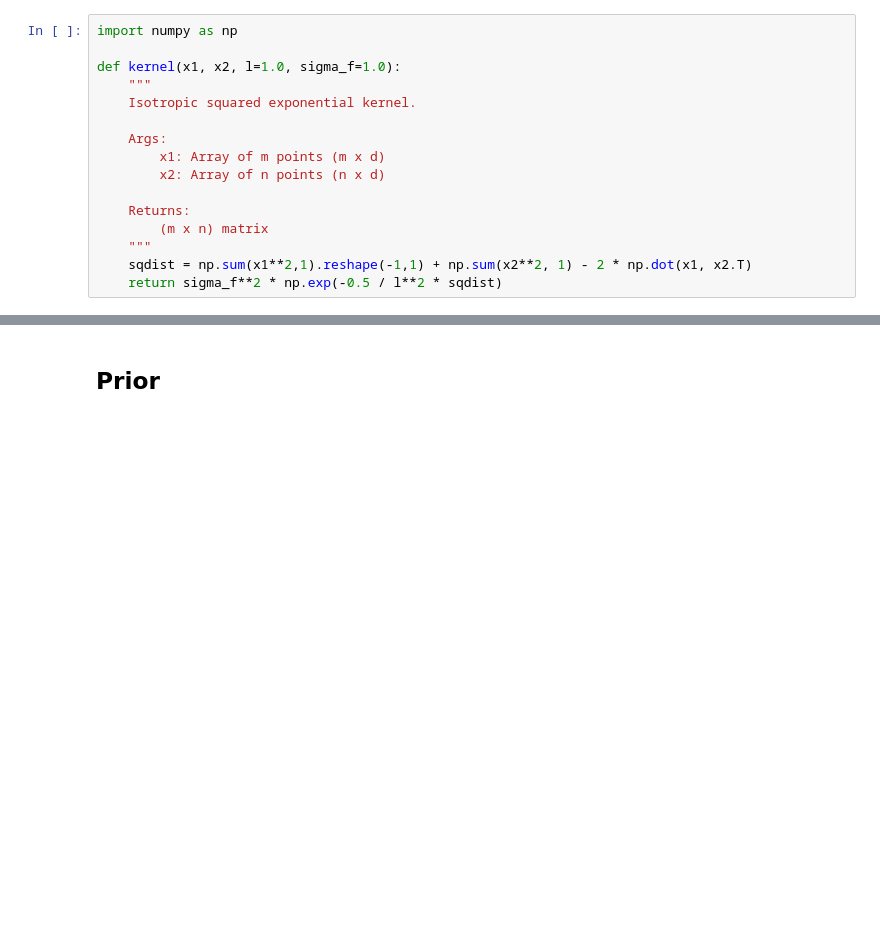
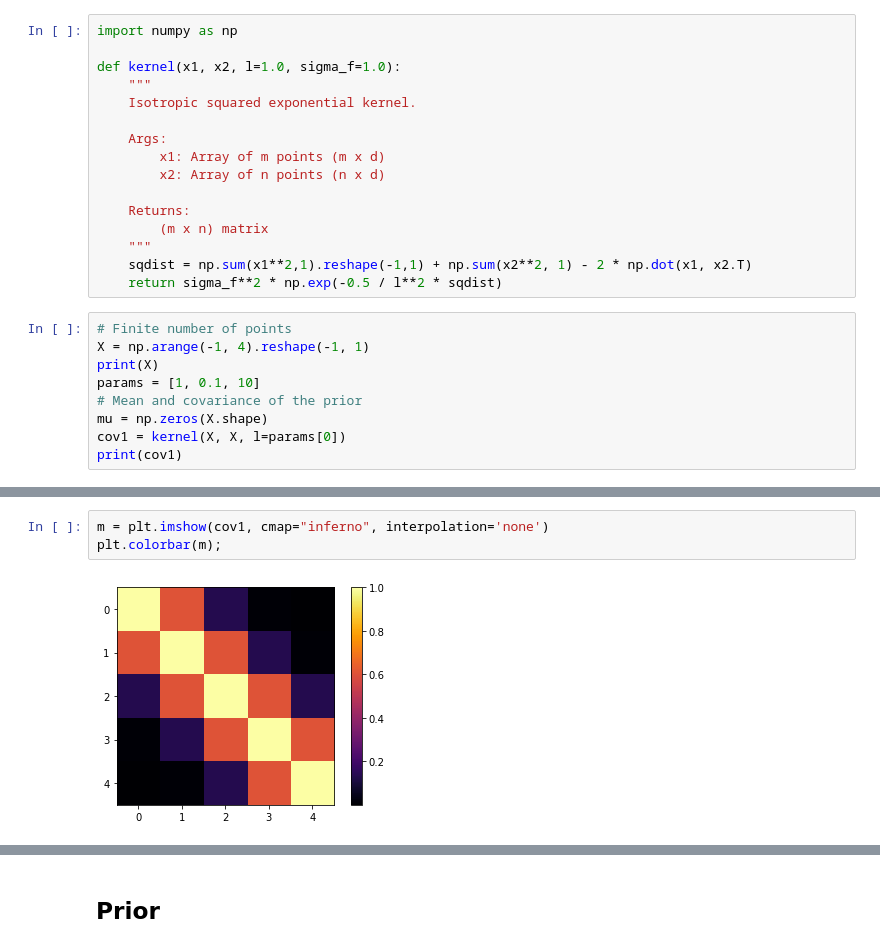
Before and after one commit to luisroque/Time-Series-Statistical-Models-Experiments, a Jupyter notebook: support_notebooks/study/Gaussian processes using Numpy.ipynb, the cells around one changed output, grey strips where cells are left out. Saved outputs shown, nothing was run; the diff lists cells and outputs as text; blank space fills up the shorter version.

```diff
--- a/support_notebooks/study/Gaussian processes using Numpy.ipynb
+++ b/support_notebooks/study/Gaussian processes using Numpy.ipynb
@@ -70,3 +70,12 @@ def kernel(x1, x2, l=1.0, sigma_f=1.0):
     """
     sqdist = np.sum(x1**2,1).reshape(-1,1) + np.sum(x2**2, 1) - 2 * np.dot(x1, x2.T)
     return sigma_f**2 * np.exp(-0.5 / l**2 * sqdist)
+# %%
+# Finite number of points
+X = np.arange(-1, 4).reshape(-1, 1)
+print(X)
+params = [1, 0.1, 10]
+# Mean and covariance of the prior
+mu = np.zeros(X.shape)
+cov1 = kernel(X, X, l=params[0])
+print(cov1)
@@ -72,0 +98,5 @@ def kernel(x1, x2, l=1.0, sigma_f=1.0):
+# %%
+m = plt.imshow(cov1, cmap="inferno", interpolation='none')
+plt.colorbar(m);
+# %% [output]
+[figure, added]
```
Also changed, not shown: parts of 3 cells of this notebook, 1 other file.
